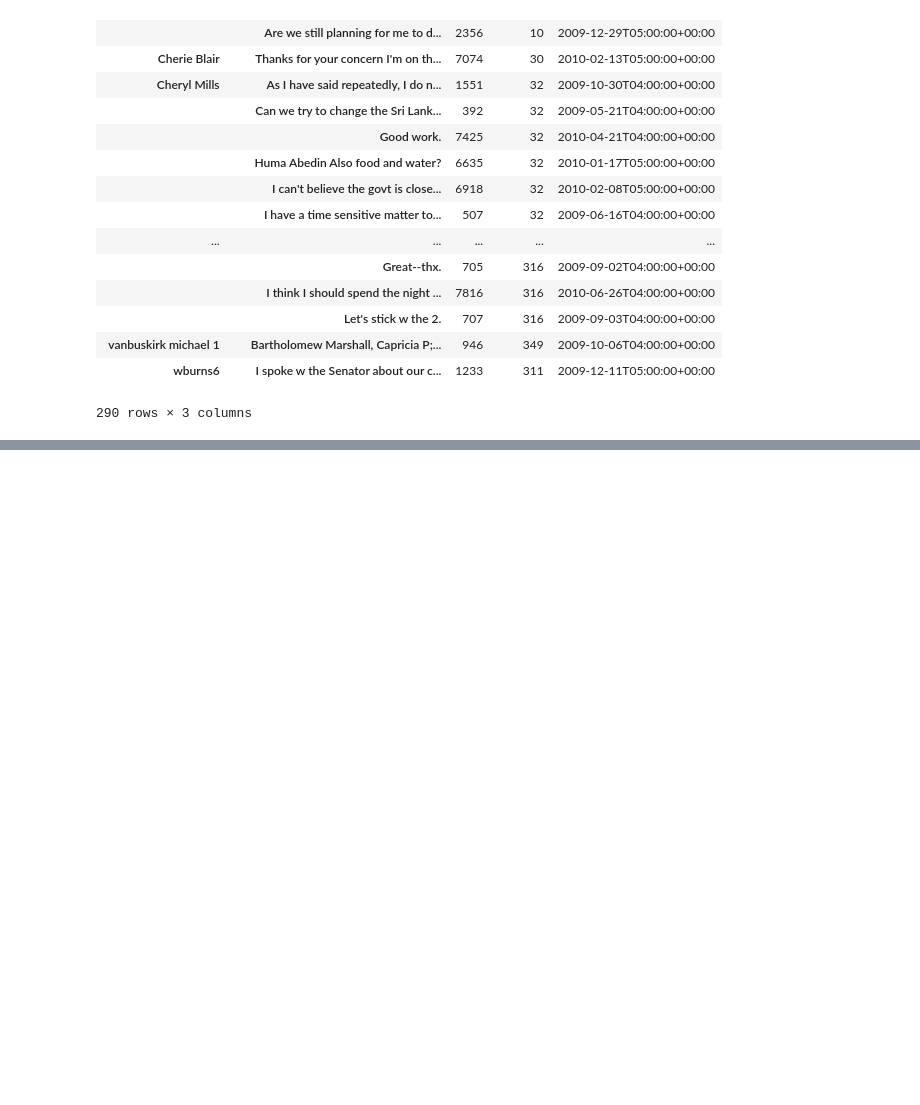
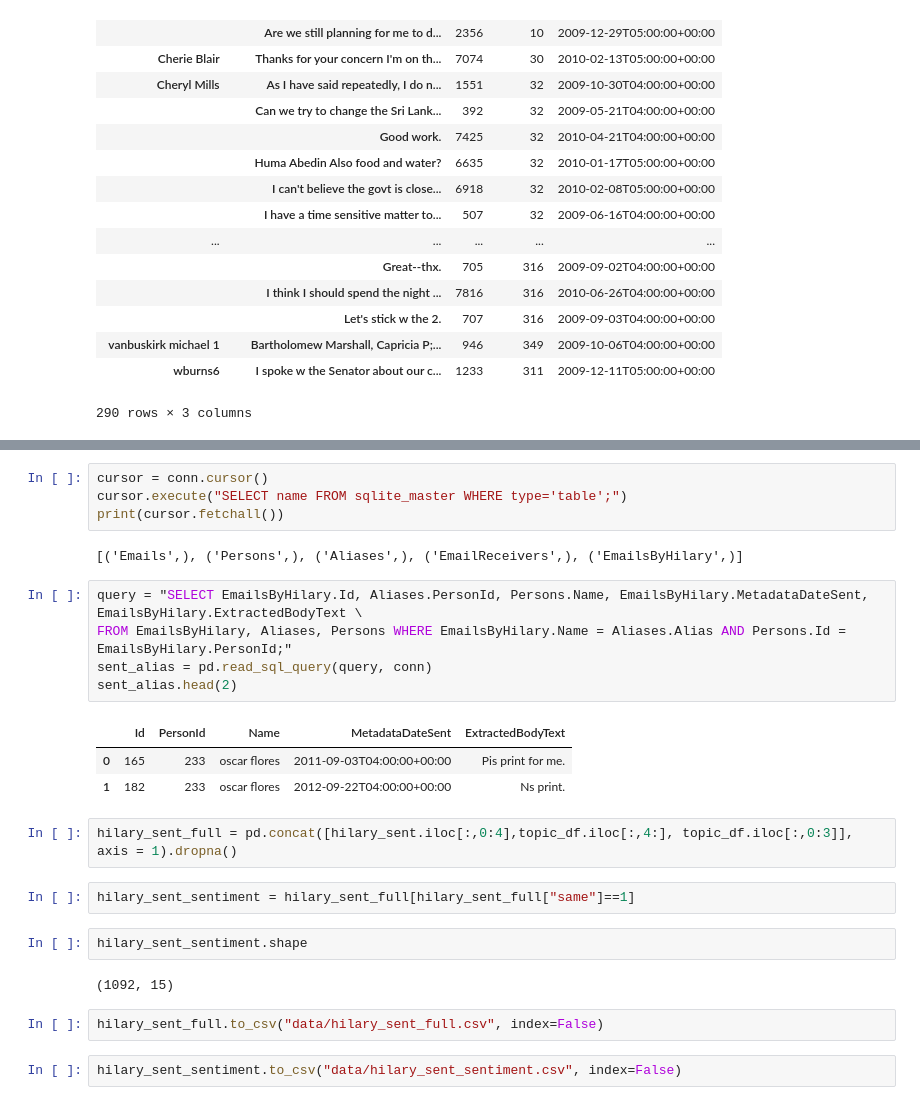
Before and after one commit to vanessa920/nlp_hillary_email, a Jupyter notebook: hilary_network.ipynb, the cells around one changed output, grey strips where cells are left out. Drawn from its saved outputs; the diff is of its cells as text; blank space fills up the shorter version.

```diff
--- a/hilary_network.ipynb
+++ b/hilary_network.ipynb
@@ -105,0 +113,27 @@ hilary_sent[hilary_sent["ExtractedBodyText"].duplicated()].groupby(["Name","Extr
+# %%
+cursor = conn.cursor()
+cursor.execute("SELECT name FROM sqlite_master WHERE type='table';")
+print(cursor.fetchall())
+# %% [output]
+[('Emails',), ('Persons',), ('Aliases',), ('EmailReceivers',), ('EmailsByHilary',)]
+# %%
+query = "SELECT EmailsByHilary.Id, Aliases.PersonId, Persons.Name, EmailsByHilary.MetadataDateSent, EmailsByHilary.ExtractedBodyText \
+FROM EmailsByHilary, Aliases, Persons WHERE EmailsByHilary.Name = Aliases.Alias AND Persons.Id = EmailsByHilary.PersonId;"
+sent_alias = pd.read_sql_query(query, conn)
+sent_alias.head(2)
+# %% [output]
+|  | Id | PersonId | Name | MetadataDateSent | ExtractedBodyText |
+| 0 | 165 | 233 | oscar flores | 2011-09-03T04:00:00+00:00 | Pis print for me. |
+| 1 | 182 | 233 | oscar flores | 2012-09-22T04:00:00+00:00 | Ns print. |
+# %%
+hilary_sent_full = pd.concat([hilary_sent.iloc[:,0:4],topic_df.iloc[:,4:], topic_df.iloc[:,0:3]], axis = 1).dropna()
+# %%
+hilary_sent_sentiment = hilary_sent_full[hilary_sent_full["same"]==1]
+# %%
+hilary_sent_sentiment.shape
+# %% [output]
+(1092, 15)
+# %%
+hilary_sent_full.to_csv("data/hilary_sent_full.csv", index=False)
+# %%
+hilary_sent_sentiment.to_csv("data/hilary_sent_sentiment.csv", index=False)
```
Also changed, not shown: parts of 1 cell of this notebook.
